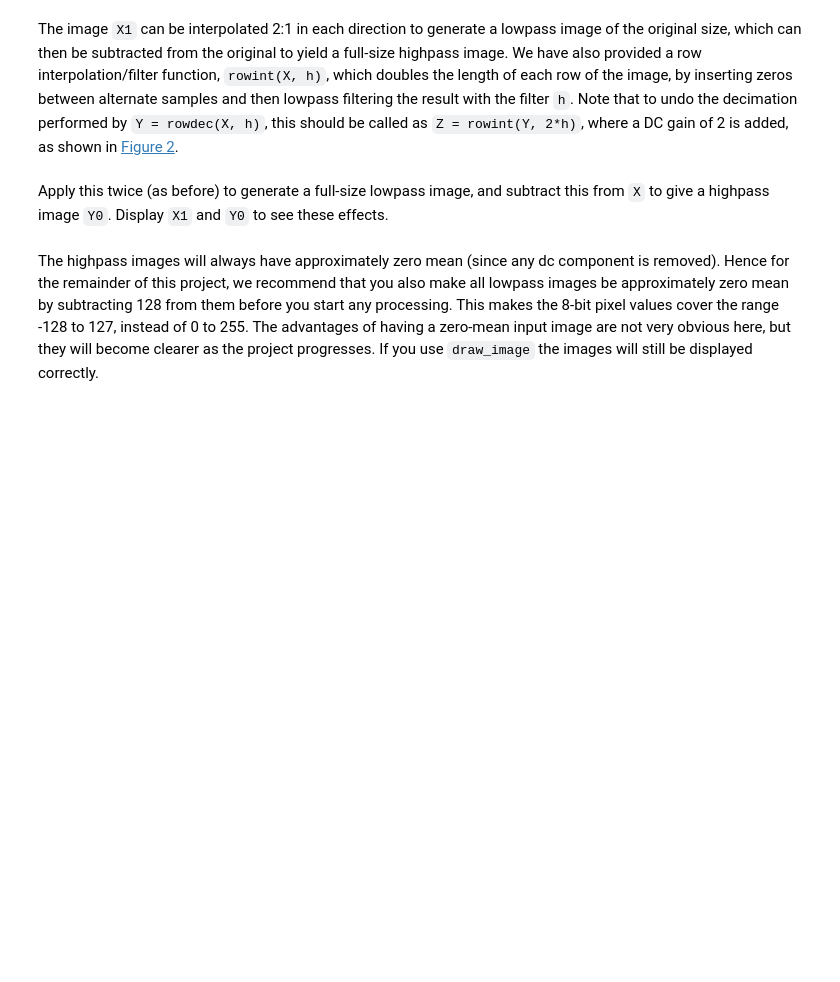
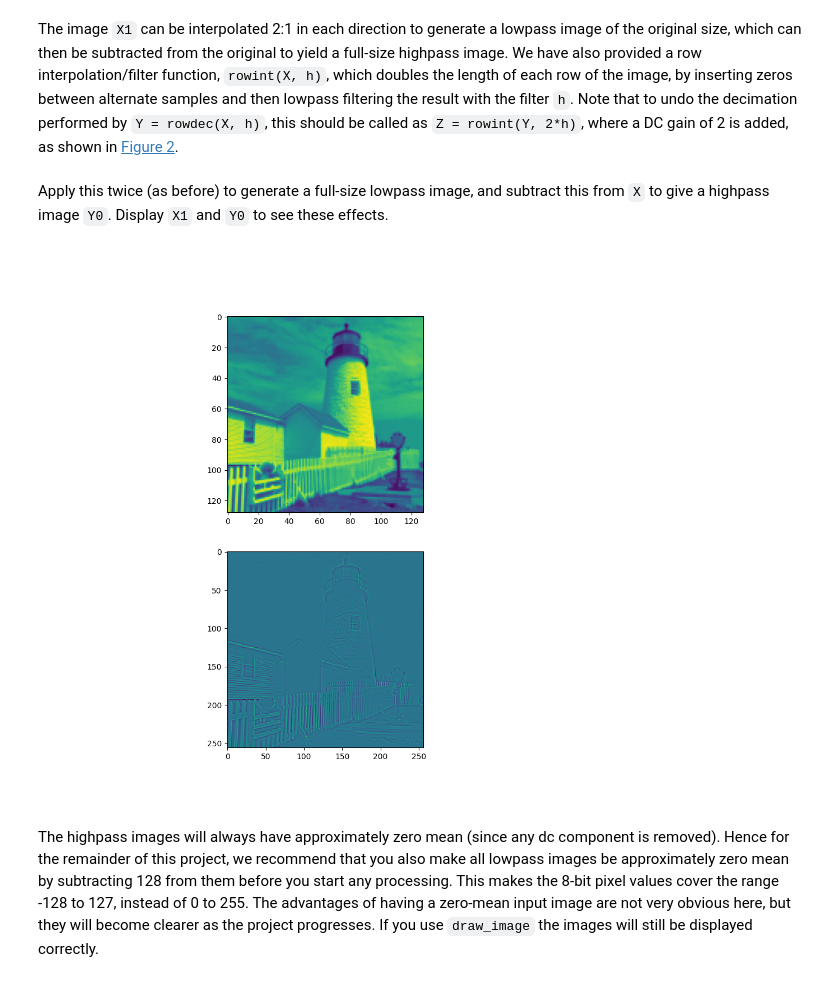
Before and after one commit to ckameron99/cued_sf2_lab, a Jupyter notebook: 6-laplacian-pyramid.ipynb, the cells around one changed output. Cells and saved outputs as stored; diff of their text form; code cells hidden in the pictures; blank space fills up the shorter version.

```diff
--- a/6-laplacian-pyramid.ipynb
+++ b/6-laplacian-pyramid.ipynb
@@ -63,3 +61,12 @@ give a highpass image `Y0`. Display `X1` and `Y0` to see these effects.
+# %%
+Z = rowint(rowint(X1, 2*h).T, 2*h).T
+Y0 = X - Z
+fig, (ax1, ax2) = plt.subplots(2, 1, figsize=(10,10))
+ax1.imshow(X1)
+ax2.imshow(Y0)
+plt.show()
+# %% [output]
+[figure, added]
 # %% [markdown]
 The highpass images will
 always have approximately zero mean (since any dc component is
```
Also changed, not shown: parts of 16 cells of this notebook, 1 other file.
